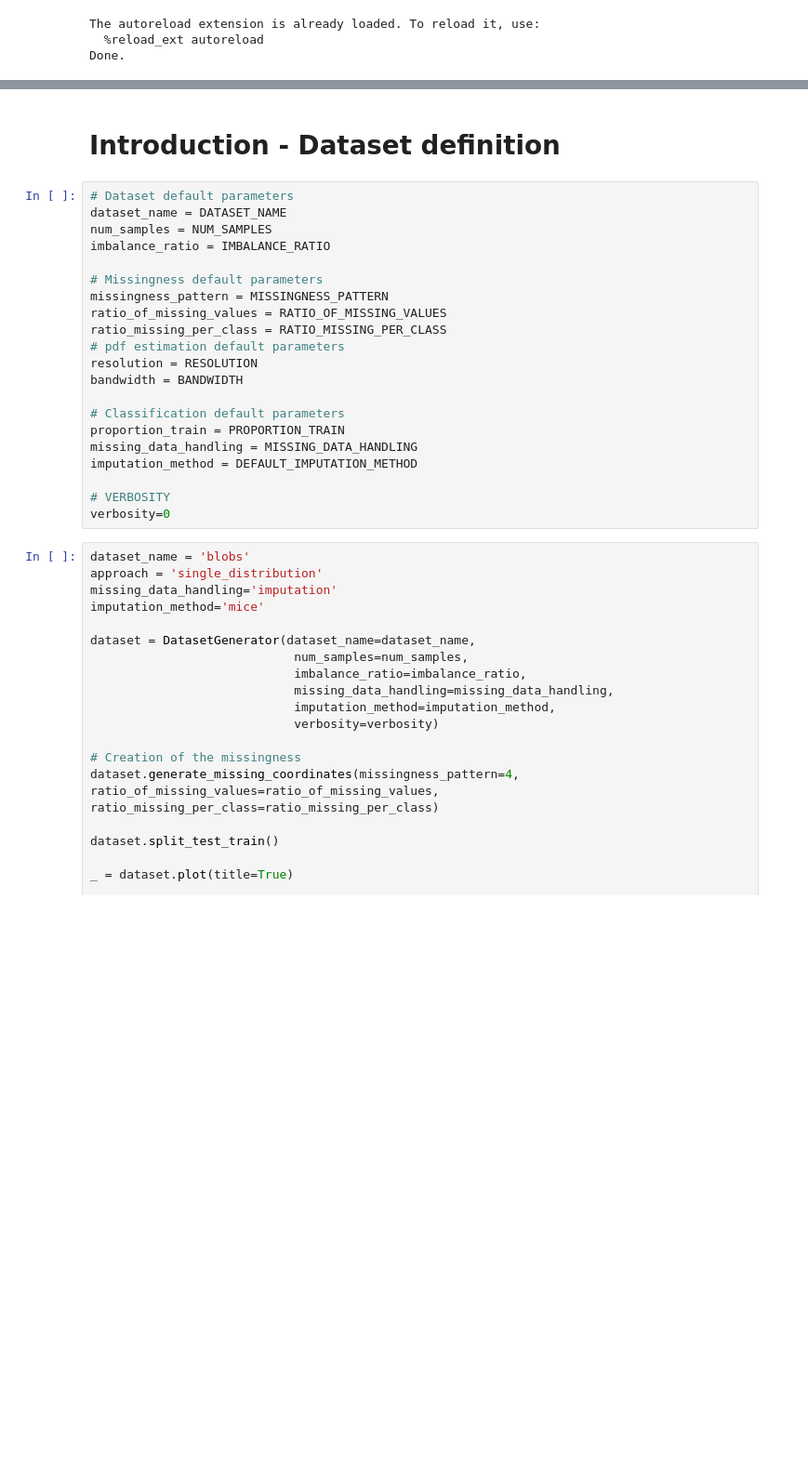
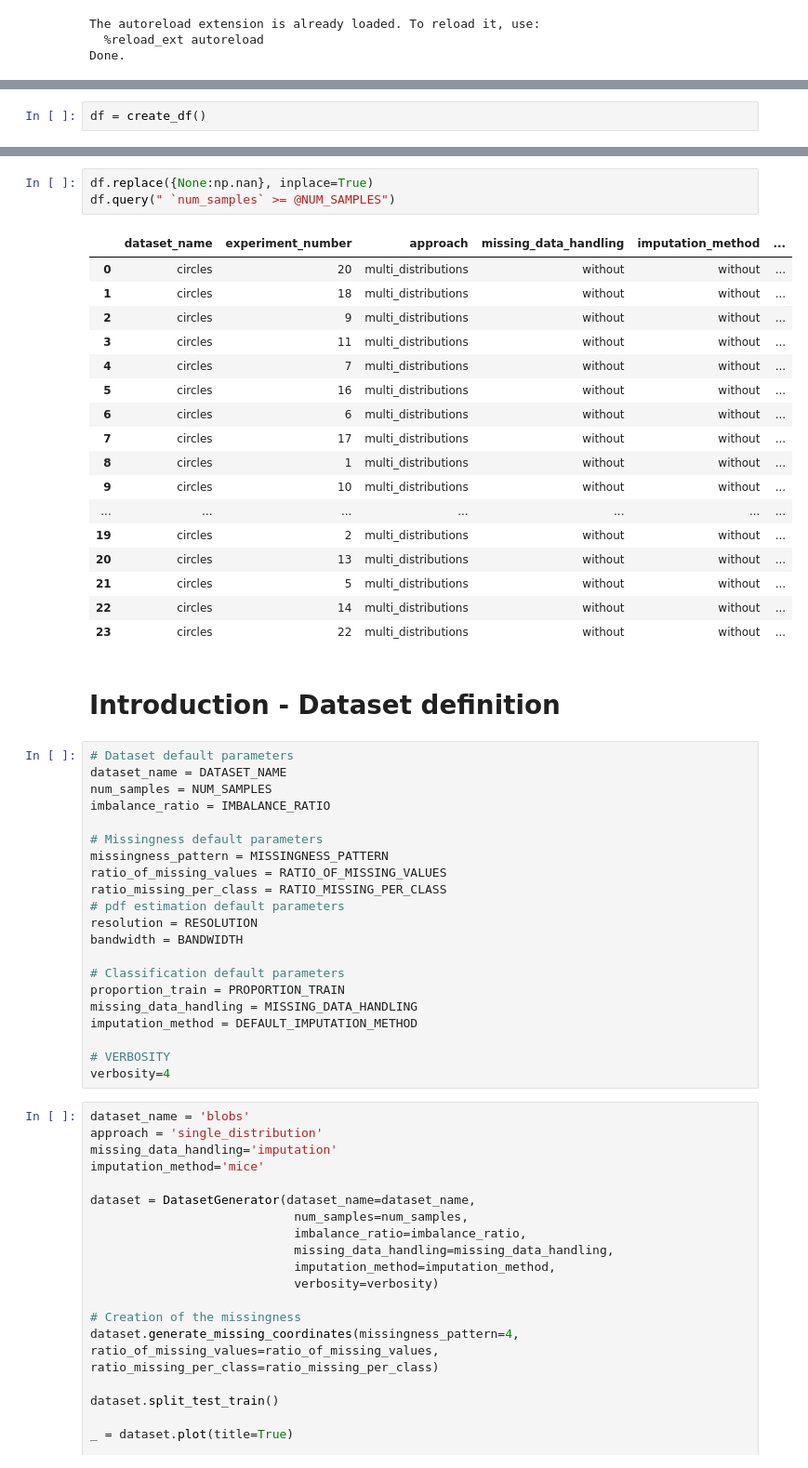
Before and after one commit to matiasdm/notes_on_stats, a Jupyter notebook: doc/notebooks/3_benchmarking.ipynb, the cells around one changed output, grey strips where cells are left out. Shown at 93% size. Saved outputs shown, nothing was run; the diff lists cells and outputs as text; blank space fills up the shorter version.

```diff
--- a/doc/notebooks/3_benchmarking.ipynb
+++ b/doc/notebooks/3_benchmarking.ipynb
@@ -83,0 +57,2 @@ if True:
+# %%
+df = create_df()
@@ -84,3 +75,24 @@ if True:
+# %%
+df.replace({None:np.nan}, inplace=True)
+df.query(" `num_samples` >= @NUM_SAMPLES")
+# %% [output]
+|  | dataset_name | experiment_number | approach | missing_data_handling | imputation_method | ... |
+| 0 | circles | 20 | multi_distributions | without | without | ... |
+| 1 | circles | 18 | multi_distributions | without | without | ... |
+| 2 | circles | 9 | multi_distributions | without | without | ... |
+| 3 | circles | 11 | multi_distributions | without | without | ... |
+| 4 | circles | 7 | multi_distributions | without | without | ... |
+| 5 | circles | 16 | multi_distributions | without | without | ... |
+| 6 | circles | 6 | multi_distributions | without | without | ... |
+| 7 | circles | 17 | multi_distributions | without | without | ... |
+| 8 | circles | 1 | multi_distributions | without | without | ... |
+| 9 | circles | 10 | multi_distributions | without | without | ... |
+| ... | ... | ... | ... | ... | ... | ... |
+| 19 | circles | 2 | multi_distributions | without | without | ... |
+| 20 | circles | 13 | multi_distributions | without | without | ... |
+| 21 | circles | 5 | multi_distributions | without | without | ... |
+| 22 | circles | 14 | multi_distributions | without | without | ... |
+| 23 | circles | 22 | multi_distributions | without | without | ... |
 # %% [markdown]
 # Introduction - Dataset definition
 # %%
@@ -103,7 +115,7 @@ missing_data_handling = MISSING_DATA_HANDLING
 imputation_method = DEFAULT_IMPUTATION_METHOD
 
 # VERBOSITY
-verbosity=0
+verbosity=4
 # %%
 dataset_name = 'blobs'
 approach = 'single_distribution'
```
Also changed, not shown: parts of 3 cells of this notebook, 18 other files.
